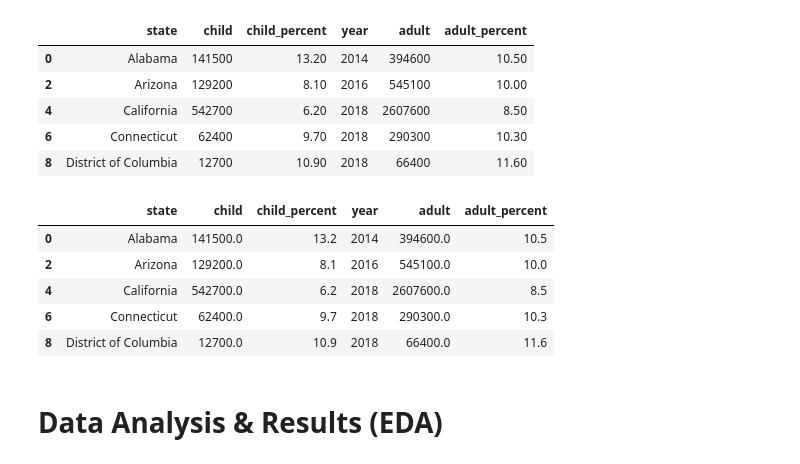
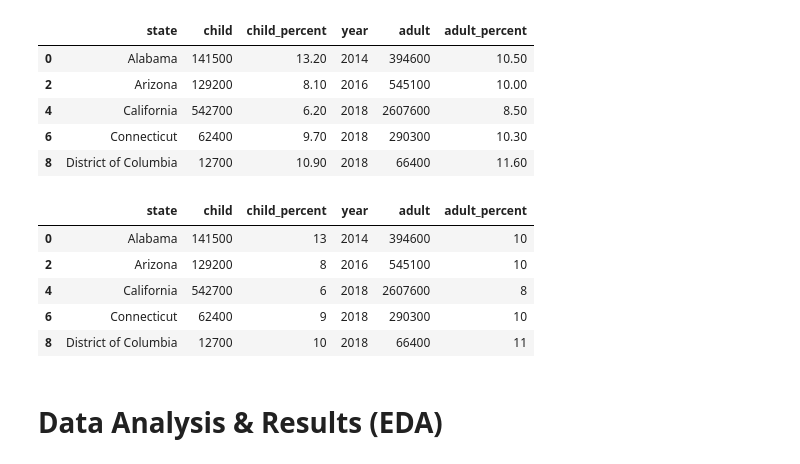
Before and after one commit to tintrungp/COGS108_Repo, a Jupyter notebook: EDACheckpointGroup017Sp22.ipynb, the cells around one changed output. Cells and saved outputs as stored; diff of their text form; code cells hidden in the pictures.

Commit message:
asthma cleaning

```diff
--- a/EDACheckpointGroup017Sp22.ipynb
+++ b/EDACheckpointGroup017Sp22.ipynb
@@ -176,18 +177,18 @@ asthma.head()
 | 8 | District of Columbia | 12700 | 10.90 | 2018 | 66400 | 11.60 |
 # %%
 # converting from string to a float
-asthma['child']= asthma['child'].astype(float)
-asthma['adult']= asthma['adult'].astype(float)
-asthma['child_percent']= asthma['child_percent'].astype(float)
-asthma['adult_percent']= asthma['adult_percent'].astype(float)
+asthma['child']= asthma['child'].astype(int)
+asthma['adult']= asthma['adult'].astype(int)
+asthma['child_percent']= asthma['child_percent'].astype(int)
+asthma['adult_percent']= asthma['adult_percent'].astype(int)
 asthma.head()
 # %% [output]
 |  | state | child | child_percent | year | adult | adult_percent |
-| 0 | Alabama | 141500.0 | 13.2 | 2014 | 394600.0 | 10.5 |
-| 2 | Arizona | 129200.0 | 8.1 | 2016 | 545100.0 | 10.0 |
-| 4 | California | 542700.0 | 6.2 | 2018 | 2607600.0 | 8.5 |
-| 6 | Connecticut | 62400.0 | 9.7 | 2018 | 290300.0 | 10.3 |
-| 8 | District of Columbia | 12700.0 | 10.9 | 2018 | 66400.0 | 11.6 |
+| 0 | Alabama | 141500 | 13 | 2014 | 394600 | 10 |
+| 2 | Arizona | 129200 | 8 | 2016 | 545100 | 10 |
+| 4 | California | 542700 | 6 | 2018 | 2607600 | 8 |
+| 6 | Connecticut | 62400 | 9 | 2018 | 290300 | 10 |
+| 8 | District of Columbia | 12700 | 10 | 2018 | 66400 | 11 |
 # %% [markdown]
 # Data Analysis & Results (EDA)
 # %% [markdown]
```
Also changed, not shown: parts of 5 cells of this notebook.
